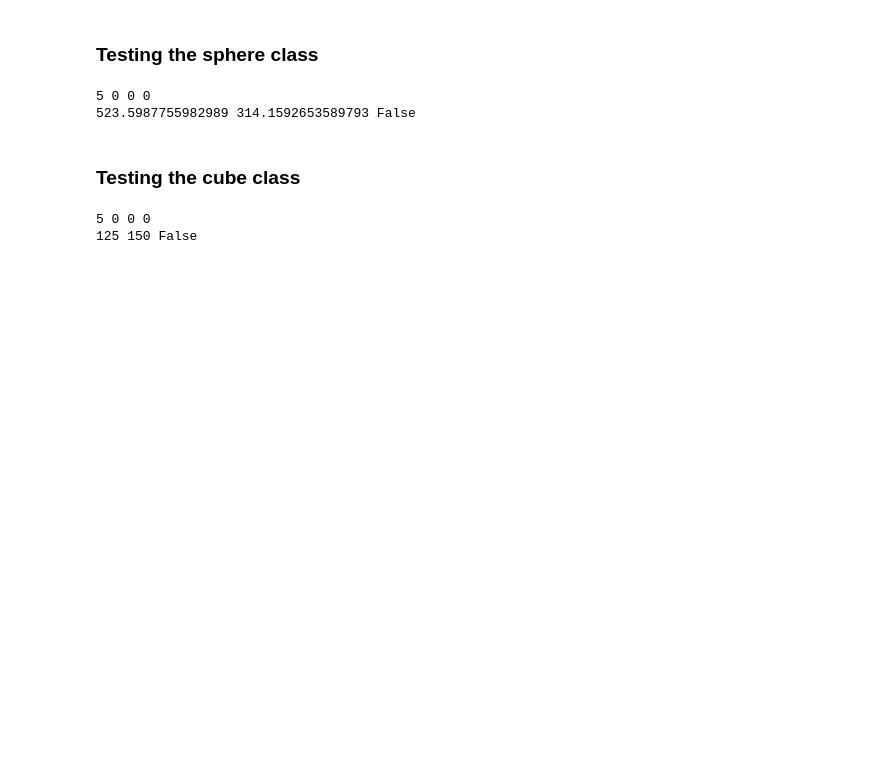
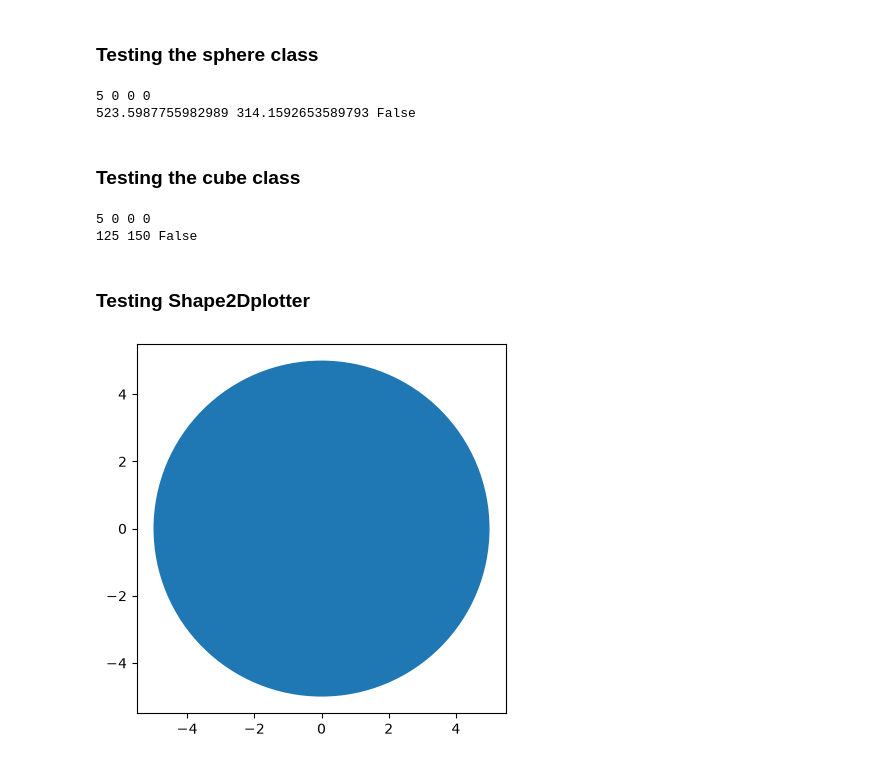
Before and after one commit to hppycmprs/python_oskar_aiu26, a Jupyter notebook: lab2/lab2_manual_test.ipynb, the cells around one changed output. Saved outputs shown, nothing was run; the diff lists cells and outputs as text; code cells hidden in the pictures; blank space fills up the shorter version.

```diff
--- a/lab2/lab2_manual_test.ipynb
+++ b/lab2/lab2_manual_test.ipynb
@@ -152,3 +161,13 @@ print(cu1.volume, cu1.surface_area, cu1.unit_cube_or_not())
 # %% [output]
 5 0 0 0
 125 150 False
+# %% [markdown]
+### Testing Shape2Dplotter
+# %%
+c1 = Circle(5)
+r1 = Rectangle(5, 5)
+
+c1plot = Shape2Dplotter()
+c1plot.shape2Dplotter(c1)
+# %% [output]
+[figure, added]
```
Also changed, not shown: parts of 5 cells of this notebook, 2 other files.
